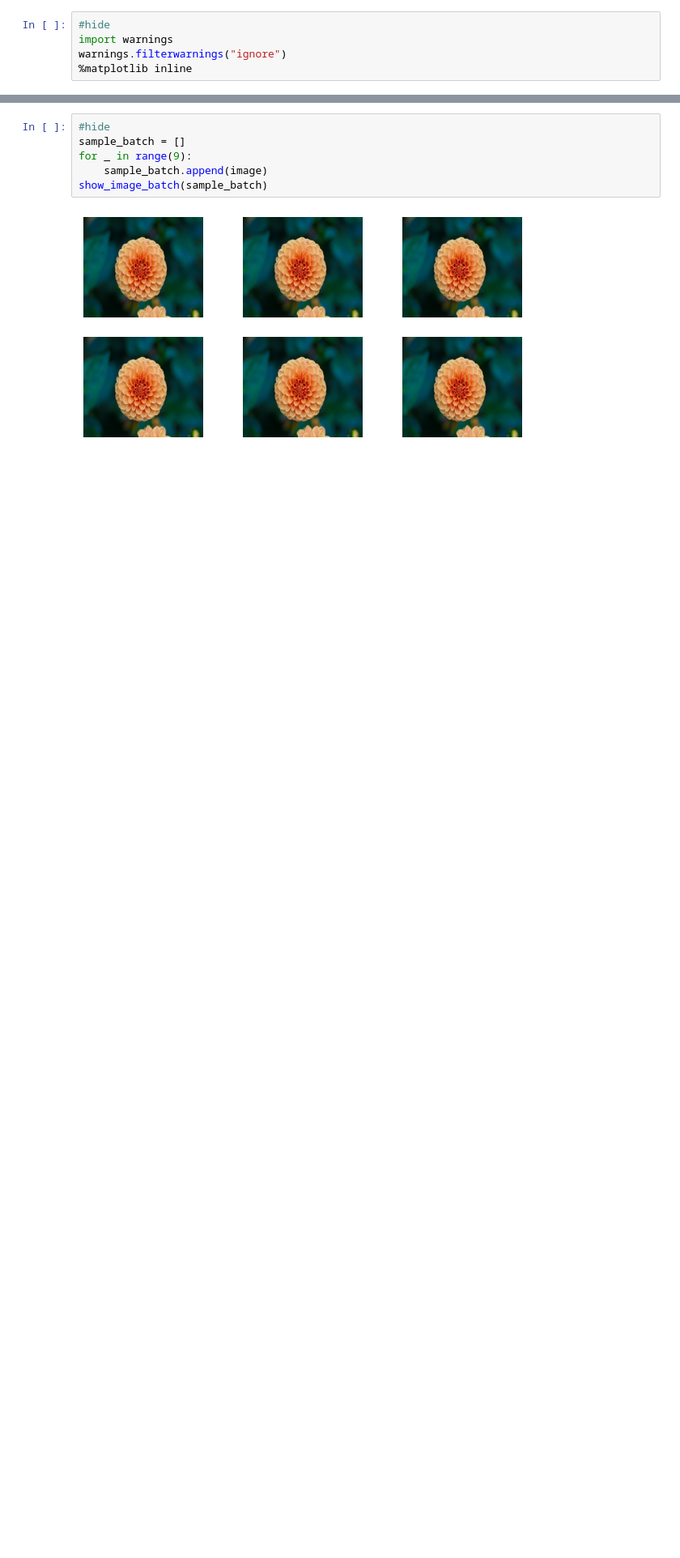
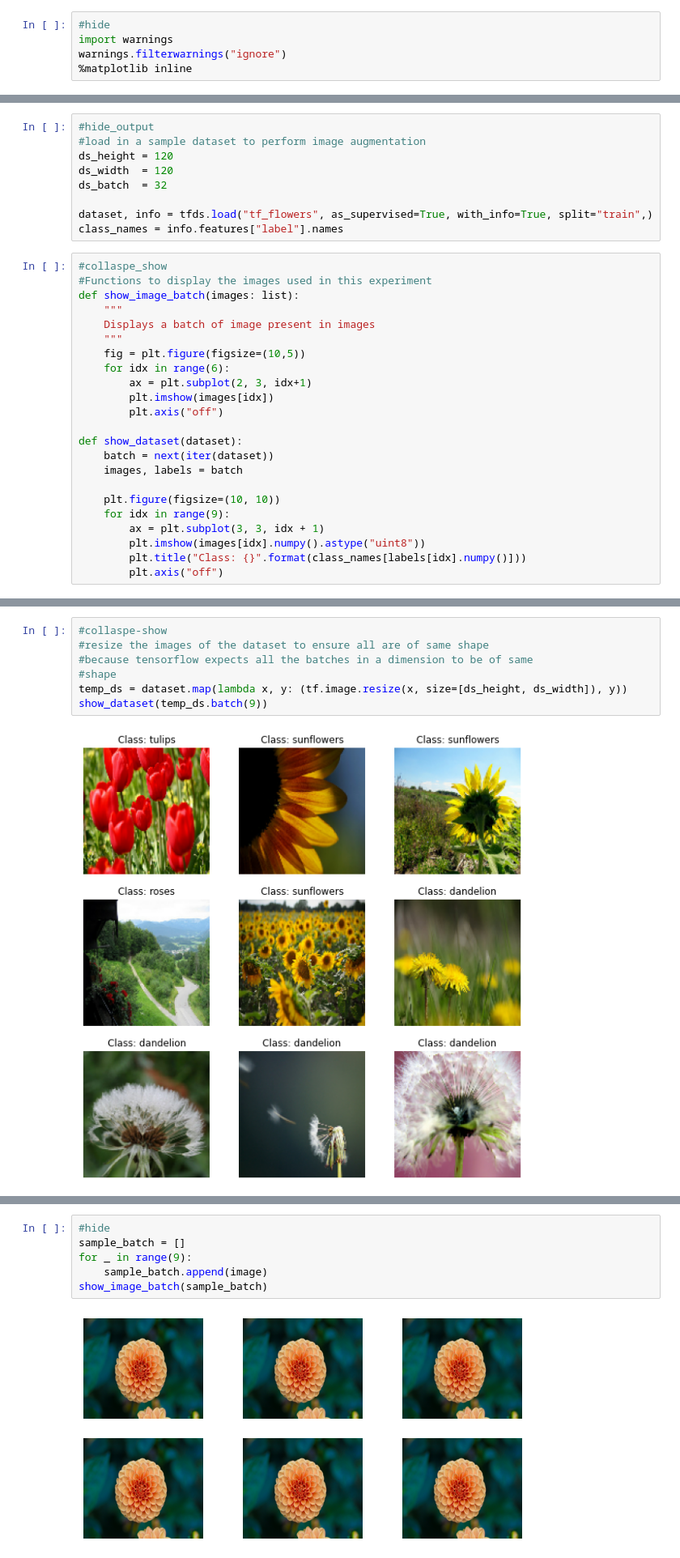
Before and after one commit to benihime91/blog, a Jupyter notebook: _notebooks/2020-11-15-image-augmentation-tensorflow.ipynb, the cells around one changed output, grey strips where cells are left out. Shown at 81% size. Drawn from its saved outputs; the diff is of its cells as text; blank space fills up the shorter version.

```diff
--- a/_notebooks/2020-11-15-image-augmentation-tensorflow.ipynb
+++ b/_notebooks/2020-11-15-image-augmentation-tensorflow.ipynb
@@ -46,0 +68,32 @@ warnings.filterwarnings("ignore")
+# %%
+#hide_output
+#load in a sample dataset to perform image augmentation
+ds_height = 120
+ds_width  = 120
+ds_batch  = 32
+
+dataset, info = tfds.load("tf_flowers", as_supervised=True, with_info=True, split="train",)
+class_names = info.features["label"].names
+# %%
+#collaspe_show
+#Functions to display the images used in this experiment
+def show_image_batch(images: list):
+    """
+    Displays a batch of image present in images
+    """
+    fig = plt.figure(figsize=(10,5))
+    for idx in range(6):
+        ax = plt.subplot(2, 3, idx+1)
+        plt.imshow(images[idx])
+        plt.axis("off")
+
+def show_dataset(dataset):
+    batch = next(iter(dataset))
+    images, labels = batch
+
+    plt.figure(figsize=(10, 10))
+    for idx in range(9):
+        ax = plt.subplot(3, 3, idx + 1)
+        plt.imshow(images[idx].numpy().astype("uint8"))
+        plt.title("Class: {}".format(class_names[labels[idx].numpy()]))
+        plt.axis("off")
@@ -46,0 +102,9 @@ warnings.filterwarnings("ignore")
+# %%
+#collaspe-show
+#resize the images of the dataset to ensure all are of same shape
+#because tensorflow expects all the batches in a dimension to be of same
+#shape
+temp_ds = dataset.map(lambda x, y: (tf.image.resize(x, size=[ds_height, ds_width]), y))
+show_dataset(temp_ds.batch(9))
+# %% [output]
+[figure, added]
```
Also changed, not shown: parts of 39 cells of this notebook.
